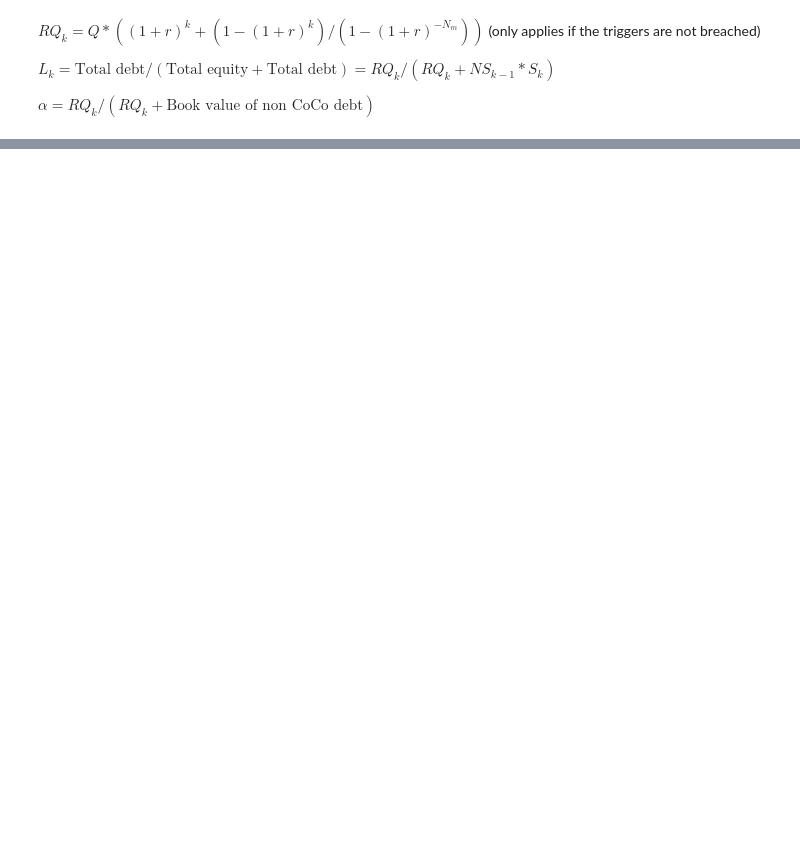
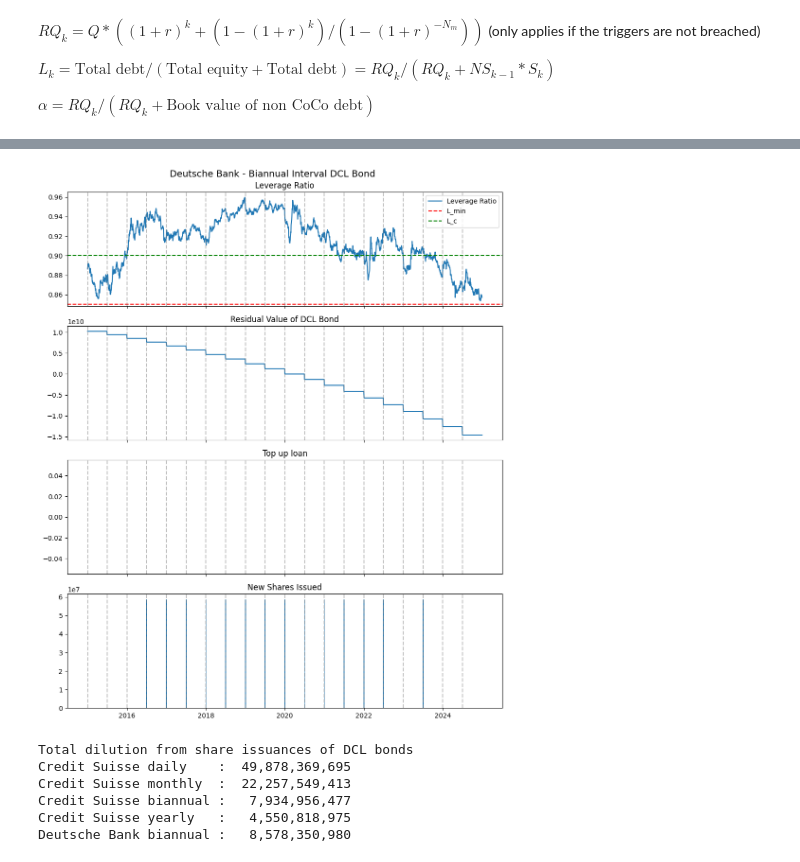
Before and after one commit to steinarb1234/DCL_coco_bond, a Jupyter notebook: main.ipynb, the cells around one changed output, grey strips where cells are left out. Saved outputs shown, nothing was run; the diff lists cells and outputs as text; code cells hidden in the pictures; blank space fills up the shorter version.

```diff
--- a/main.ipynb
+++ b/main.ipynb
@@ -480,0 +524,6 @@ plot_results(cs_dcl_daily, title="Daily Interval DCL Bond")
+# %%
+# Plot Deutsche Bank results
+
+plot_results(db_dcl_biannual, title="Deutsche Bank - Biannual Interval DCL Bond")
+# %% [output]
+[figure, added]
@@ -480,0 +532,21 @@ plot_results(cs_dcl_daily, title="Daily Interval DCL Bond")
+# %%
+# Calculate total value of dilutions for new shares issued
+
+def calculate_total_dilution(dcl_bond: DCL_Bond):
+    dilutions = dcl_bond.results['New shares issued'] * dcl_bond.results['Close']
+    total = dilutions.sum()
+    print(f"{dcl_bond.name} {dcl_bond.freq:<8} : {total:>15,.0f}")
+
+print("Total dilution from share issuances of DCL bonds")
+calculate_total_dilution(cs_dcl_daily)
+calculate_total_dilution(cs_dcl_monthly)
+calculate_total_dilution(cs_dcl_biannual)
+calculate_total_dilution(cs_dcl_yearly)
+calculate_total_dilution(db_dcl_biannual)
+# %% [output]
+Total dilution from share issuances of DCL bonds
+Credit Suisse daily    :  49,878,369,695
+Credit Suisse monthly  :  22,257,549,413
+Credit Suisse biannual :   7,934,956,477
+Credit Suisse yearly   :   4,550,818,975
+Deutsche Bank biannual :   8,578,350,980
```
Also changed, not shown: parts of 6 cells of this notebook, 44 other files.
